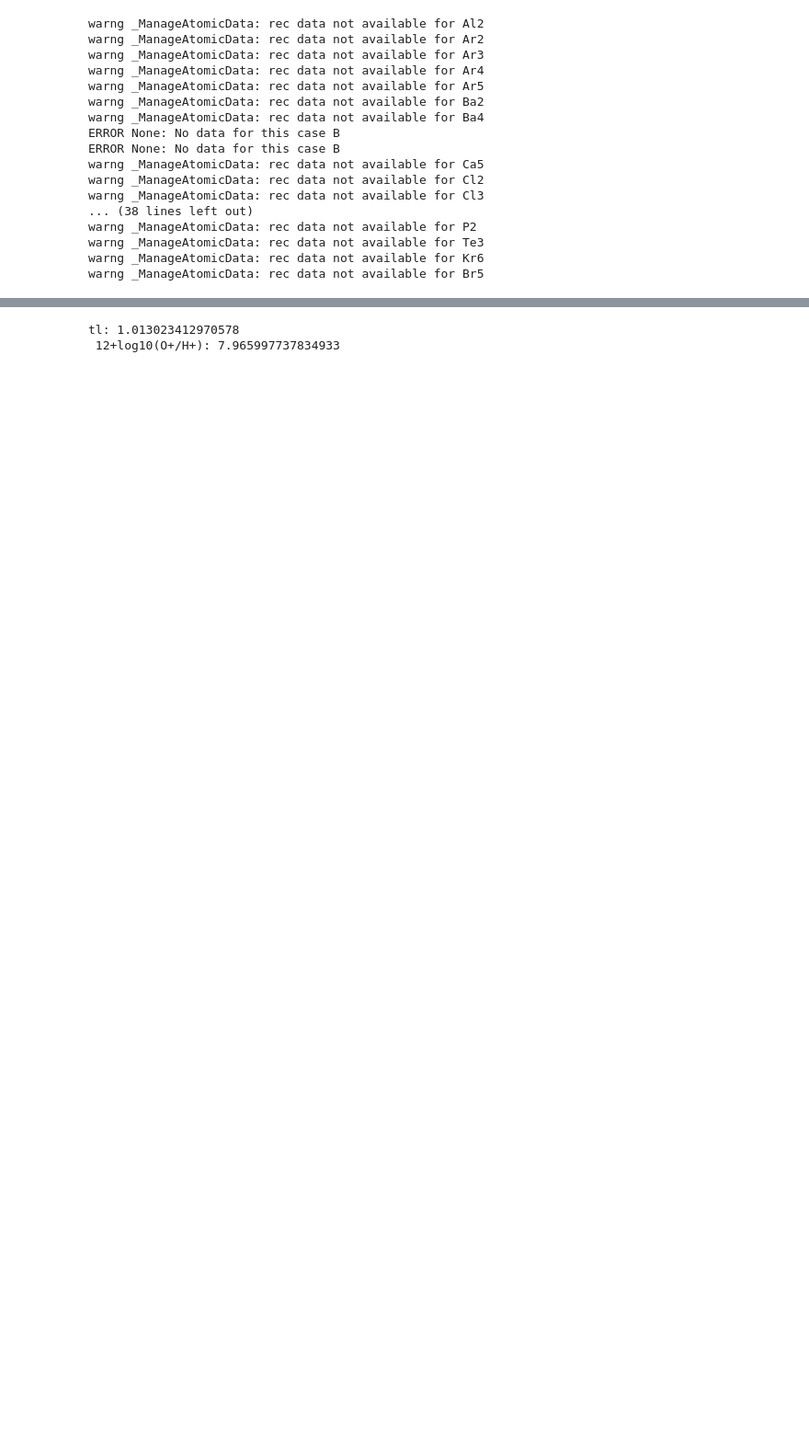
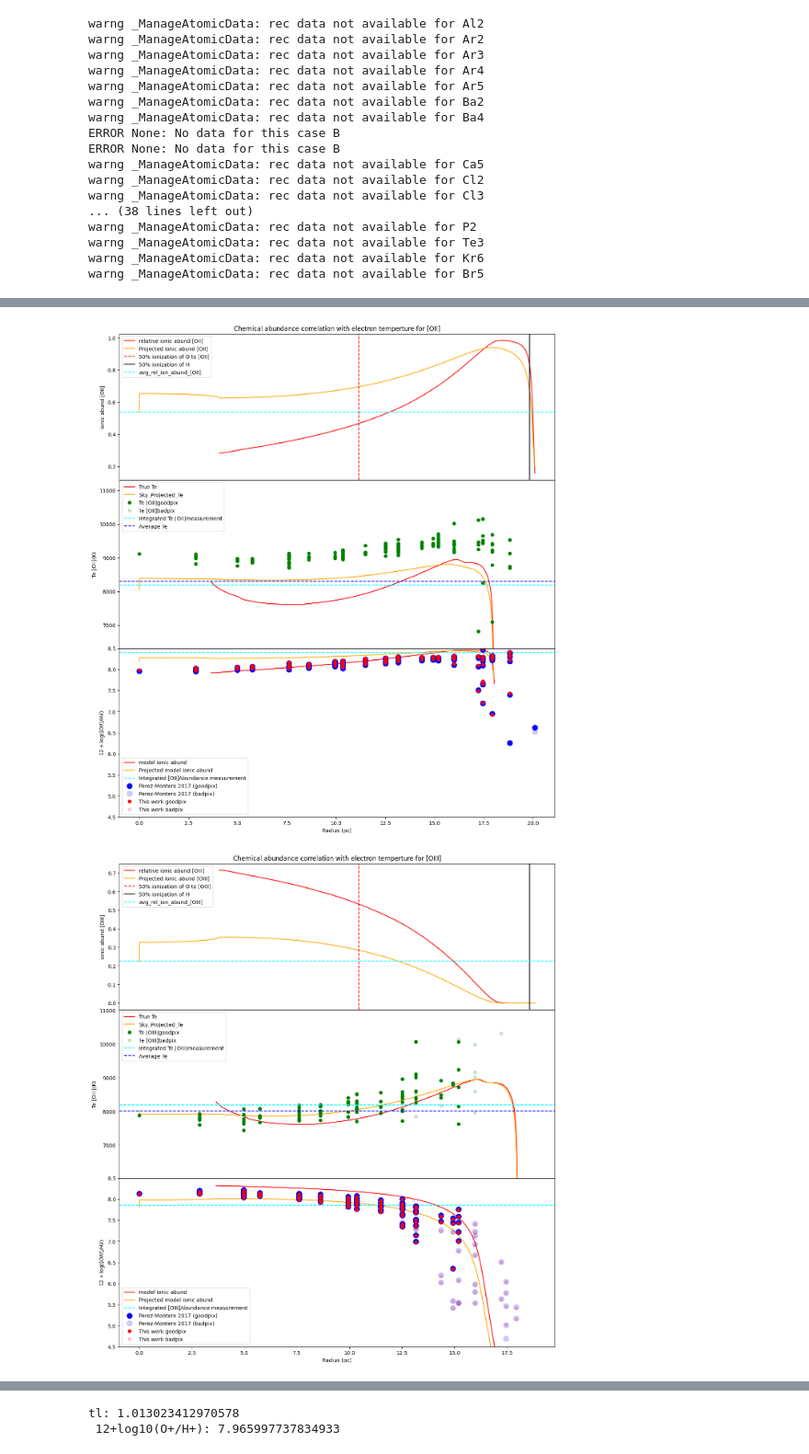
Before and after one commit to Amrita27singh/lvmnebular, a Jupyter notebook: Testing_lvmnebular.ipynb, the cells around one changed output, grey strips where cells are left out. Shown at 92% size. Saved outputs shown, nothing was run; the diff lists cells and outputs as text; code cells hidden in the pictures; blank space fills up the shorter version.

```diff
--- a/Testing_lvmnebular.ipynb
+++ b/Testing_lvmnebular.ipynb
@@ -84,0 +110,52 @@ u.overplotprofile(u.linefitdict['TeS2'], u.vals[1], u.vals[11], 5000 , 8000, 17.
+# %%
+## def Te_Abund_plot(self, Te = self.linefitdict['TeO3], ion_vals = self.vals[6], integrated_te = self.int_TO3, integrated_abund = self.int_OppH,chem_abund, chem_abund_emp, testline = 4363, z = 1, log_ion_sun = -3.31, rad1 = 11.8, rad2 = 17.8, label = '[OIII]', outfilename = 'chem_abundO3_vs_R_present.png')
+
+#Radius:0, 'Te':1, 'ne':2, 'H+':3, 'O0':4, 'O+':5, 'O++':6, 'N0':7, 'N+':8, 'N++':9, 'S0':10, 'S+':11, 'S++:12
+
+#rad1 = ([OIII]:10, [OII]:10, [NII]:13.5, [SIII]:17.2, [SII]: 17.2) -------- z=1
+#rad1 = ([OIII]:11.2, [OII]:11.2, [NII]:13.8, [SIII]:17.6, [SII]: 17.6) -------- z=0.5
+
+#log_ion_sun = -3.31 ----[O]
+#log_ion_sun = -4.17 ----[N]
+#log_ion_sun = -4.88 ----[S]
+
+z1 = 0.6
+
+#[OII]
+line = 3726
+u.Integrated_meas()
+u.chem_abund(line)
+u.chem_abund_emperical(line)
+
+u.Te_Abund_plot(u.linefitdict['TeO2'], u.vals[5], u.int_TO2, u.int_OpH, u.OpH, u.Abund_O2,  testline = np.array(line), z = z1, log_ion_sun = -3.31, rad1 = 10, rad2 = 17.8, label = '[OII]', outfilename = 'O2_Te_chem_abund_vs_R_present.png')
+
+#[OIII]
+line = 4363
+u.Integrated_meas()
+u.chem_abund(line)
+u.chem_abund_emperical(line)
+u.Te_Abund_plot(u.linefitdict['TeO3'], u.vals[6], u.int_TO3, u.int_OppH, u.OppH, u.Abund_O3,  testline = np.array(line), z = z1, log_ion_sun = -3.31, rad1 = 10, rad2 = 17.8, label = '[OIII]', outfilename = 'O3_Te_chem_abund_vs_R_present.png')
+
+#[SII]
+line = 6716
+u.Integrated_meas()
+u.chem_abund(line)
+u.chem_abund_emperical(line)
+u.Te_Abund_plot(u.linefitdict['TeS2'], u.vals[11], u.int_TS2, u.int_SpH, u.SpH, u.Abund_S2,  testline = np.array(line), z = z1, log_ion_sun = -4.88, rad1 = 17.2, rad2 = 17.8, label = '[SII]', outfilename = 'S2_Te_chem_abund_vs_R_present.png')
+
+#[SIII]
+line = 6312
+u.Integrated_meas()
+u.chem_abund(line)
+u.chem_abund_emperical(line)
+u.Te_Abund_plot(u.linefitdict['TeS3'], u.vals[12], u.int_TS3, u.int_SppH, u.SppH, u.Abund_S3,  testline = np.array(line), z = z1, log_ion_sun = -4.88, rad1 = 17.2, rad2 = 17.8, label = '[SIII]', outfilename = 'S3_Te_chem_abund_vs_R_present.png')
+
+#[NII]
+line = 5755
+u.Integrated_meas()
+u.chem_abund(line)
+u.chem_abund_emperical(line)
+u.Te_Abund_plot(u.linefitdict['TeN2'], u.vals[8], u.int_TN2, u.int_NpH, u.NpH, u.Abund_N2,  testline = np.array(line), z = z1, log_ion_sun = -4.17, rad1 = 13.5, rad2 = 17.8, label = '[NII]', outfilename = 'N2_Te_chem_abund_vs_R_present.png')
+# %% [output]
+[figure, added]
+[figure, added]
```
Also changed, not shown: parts of 11 cells of this notebook, 4 other files.
